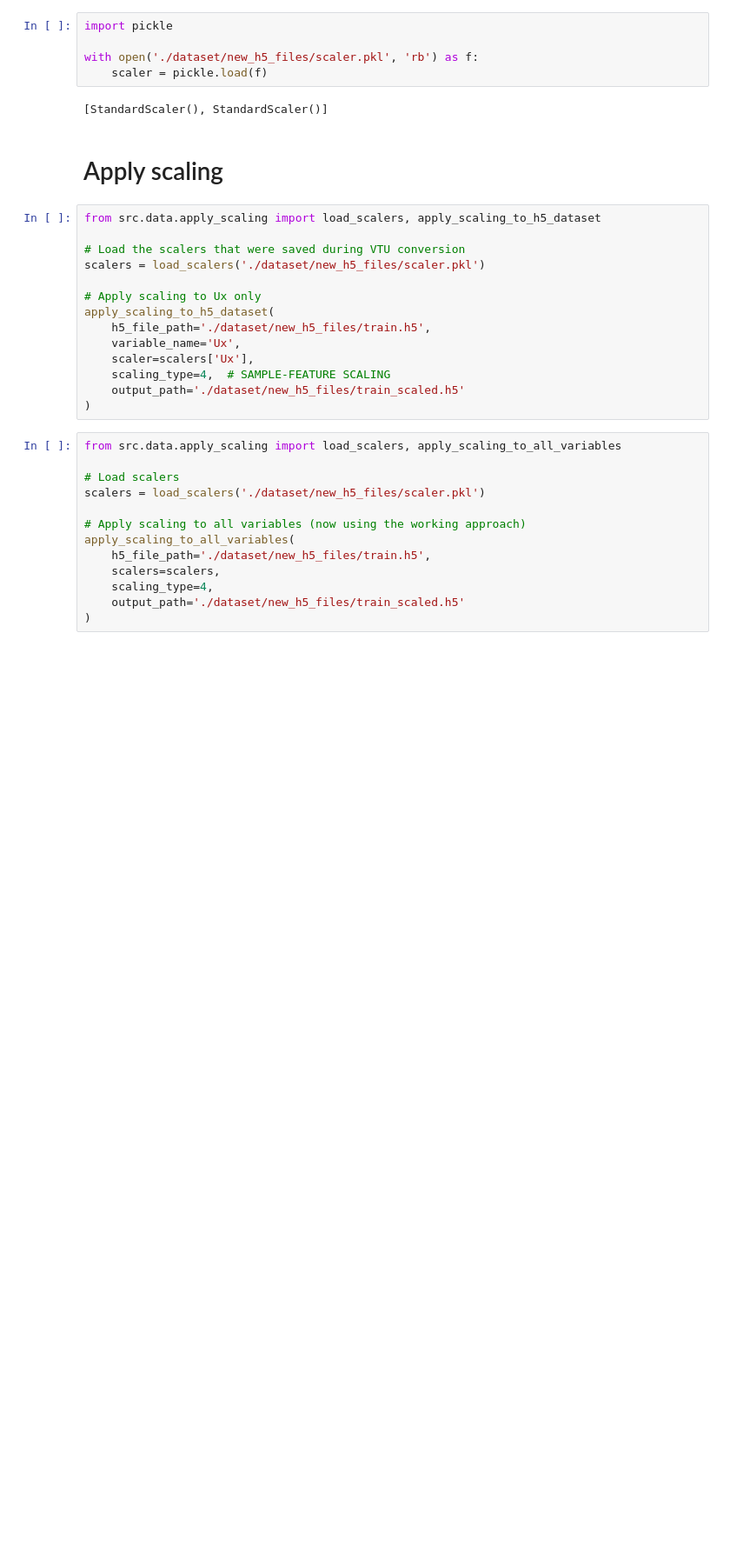
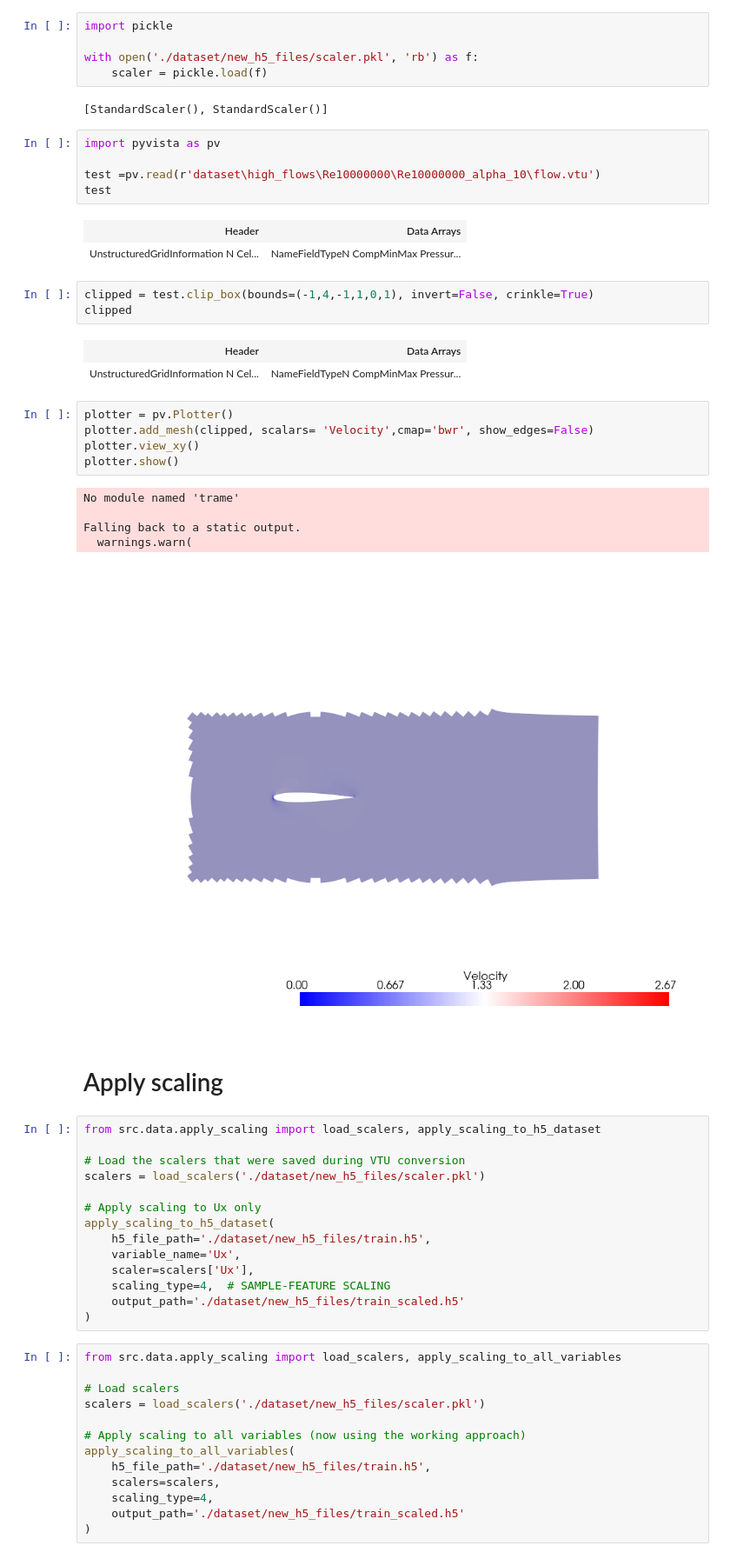
Before and after one commit to Arviano-Yuono/GAE-ROM, a Jupyter notebook: random.ipynb, the cells around one changed output. Shown at 87% size. Drawn from its saved outputs; the diff is of its cells as text; blank space fills up the shorter version.

```diff
--- a/random.ipynb
+++ b/random.ipynb
@@ -58,6 +33,31 @@ with open('./dataset/new_h5_files/scaler.pkl', 'rb') as f:
     scaler = pickle.load(f)
 # %% [output]
 [StandardScaler(), StandardScaler()]
+# %%
+import pyvista as pv
+
+test =pv.read(r'dataset\high_flows\Re10000000\Re10000000_alpha_10\flow.vtu')
+test
+# %% [output]
+| Header | Data Arrays |
+| UnstructuredGridInformation N Cel... | NameFieldTypeN CompMinMax Pressur... |
+# %%
+clipped = test.clip_box(bounds=(-1,4,-1,1,0,1), invert=False, crinkle=True)
+clipped
+# %% [output]
+| Header | Data Arrays |
+| UnstructuredGridInformation N Cel... | NameFieldTypeN CompMinMax Pressur... |
+# %%
+plotter = pv.Plotter()
+plotter.add_mesh(clipped, scalars= 'Velocity',cmap='bwr', show_edges=False)
+plotter.view_xy()
+plotter.show()
+# %% [output]
+No module named 'trame'
+
+Falling back to a static output.
+  warnings.warn(
+[figure, added]
 # %% [markdown]
 # Apply scaling
 # %%
```
Also changed, not shown: parts of 9 cells of this notebook, 13 other files.
